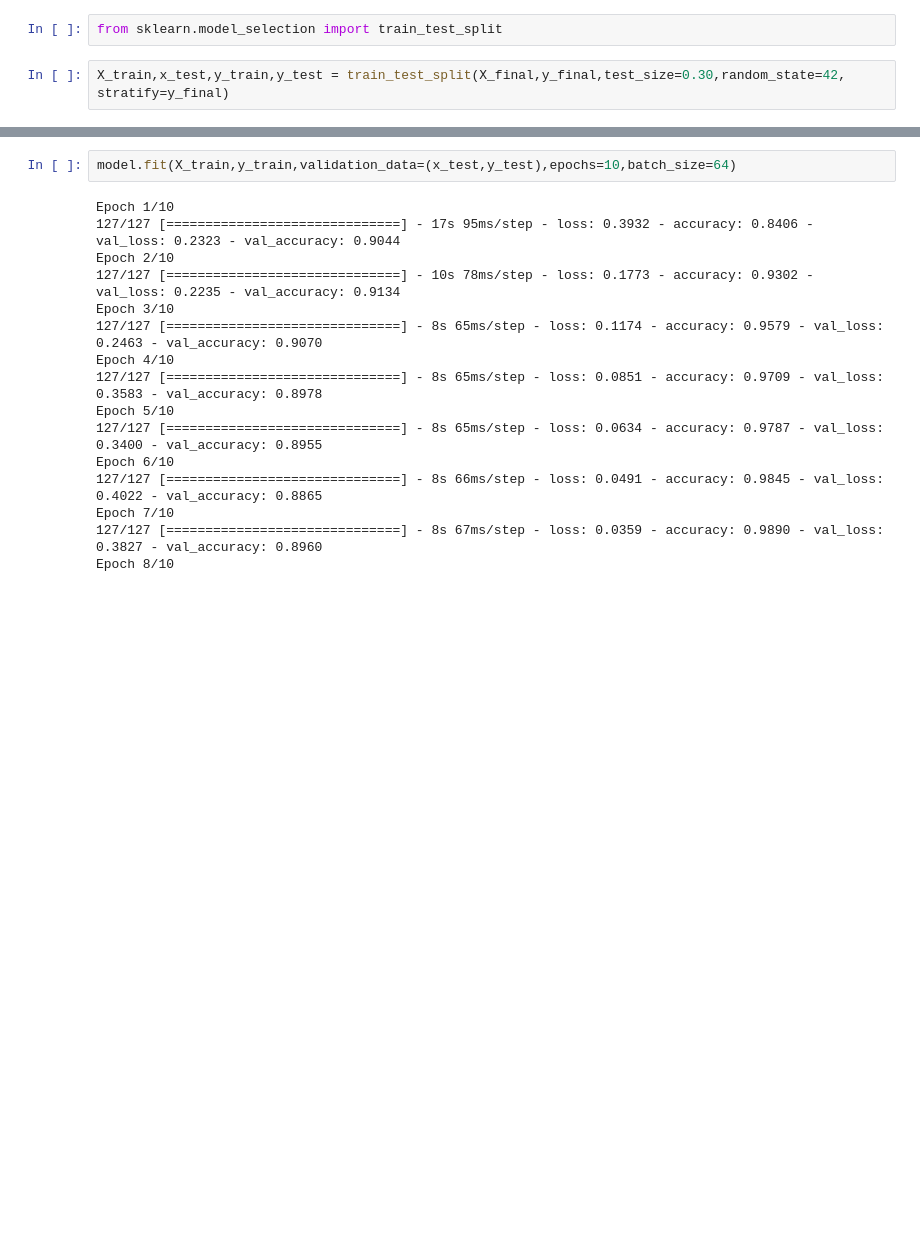
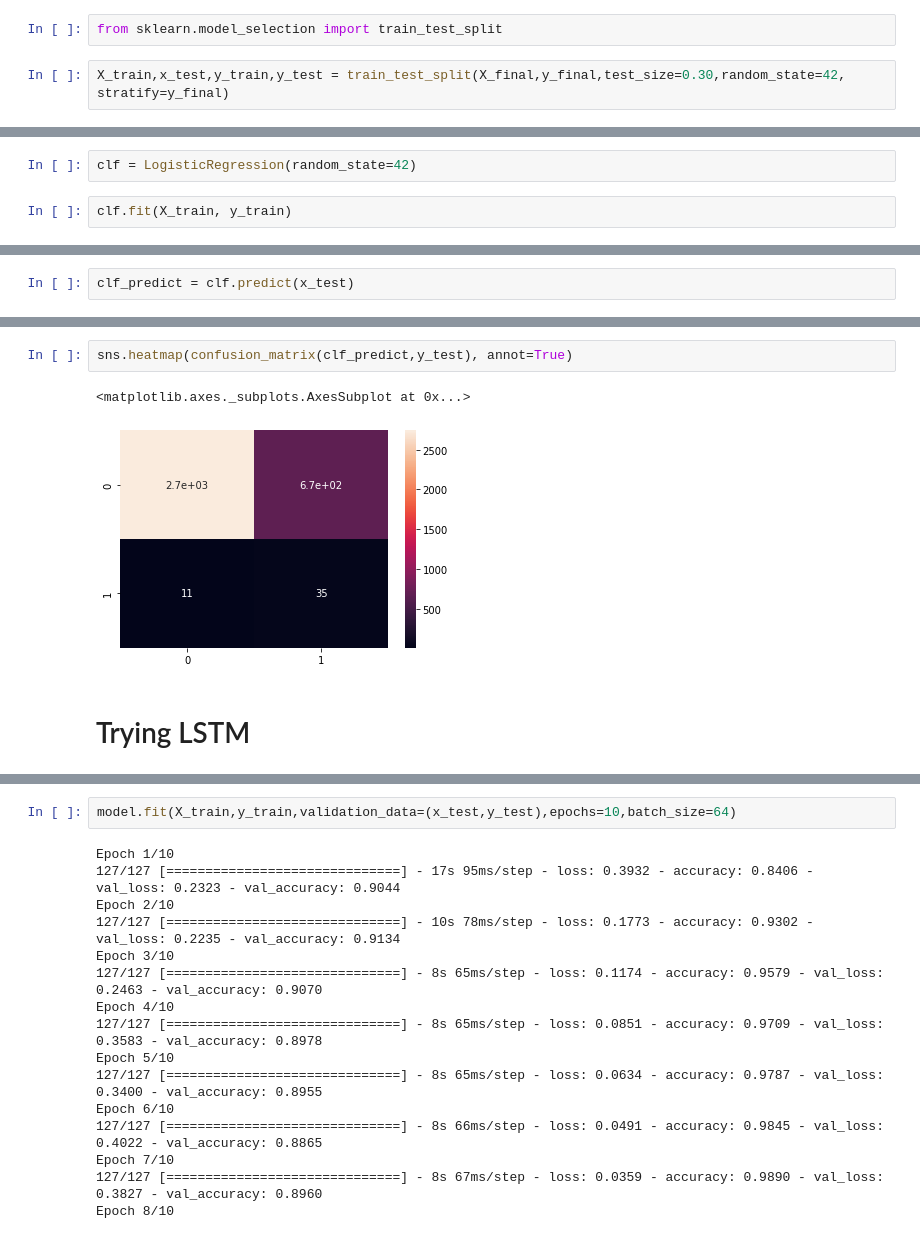
Before and after one commit to Karan-Choudhary/Sentiment_analysis, a Jupyter notebook: notebooks/EXP_1.ipynb, the cells around one changed output, grey strips where cells are left out. Cells and saved outputs as stored; diff of their text form; blank space fills up the shorter version.

```diff
--- a/notebooks/EXP_1.ipynb
+++ b/notebooks/EXP_1.ipynb
@@ -188,0 +167,4 @@ X_train,x_test,y_train,y_test = train_test_split(X_final,y_final,test_size=0.30,
+# %%
+clf = LogisticRegression(random_state=42)
+# %%
+clf.fit(X_train, y_train)
@@ -188,0 +173,2 @@ X_train,x_test,y_train,y_test = train_test_split(X_final,y_final,test_size=0.30,
+# %%
+clf_predict = clf.predict(x_test)
@@ -188,0 +195,7 @@ X_train,x_test,y_train,y_test = train_test_split(X_final,y_final,test_size=0.30,
+# %%
+sns.heatmap(confusion_matrix(clf_predict,y_test), annot=True)
+# %% [output]
+<matplotlib.axes._subplots.AxesSubplot at 0x...>
+[figure, added]
+# %% [markdown]
+# Trying LSTM
```
Also changed, not shown: parts of 9 cells of this notebook.
